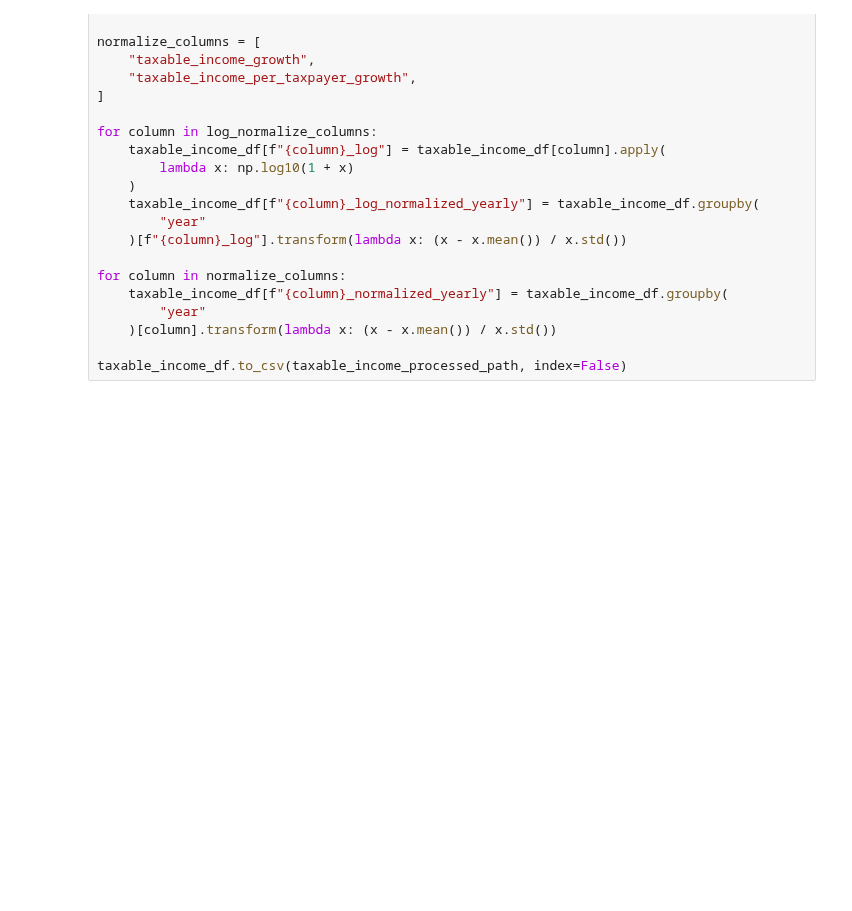
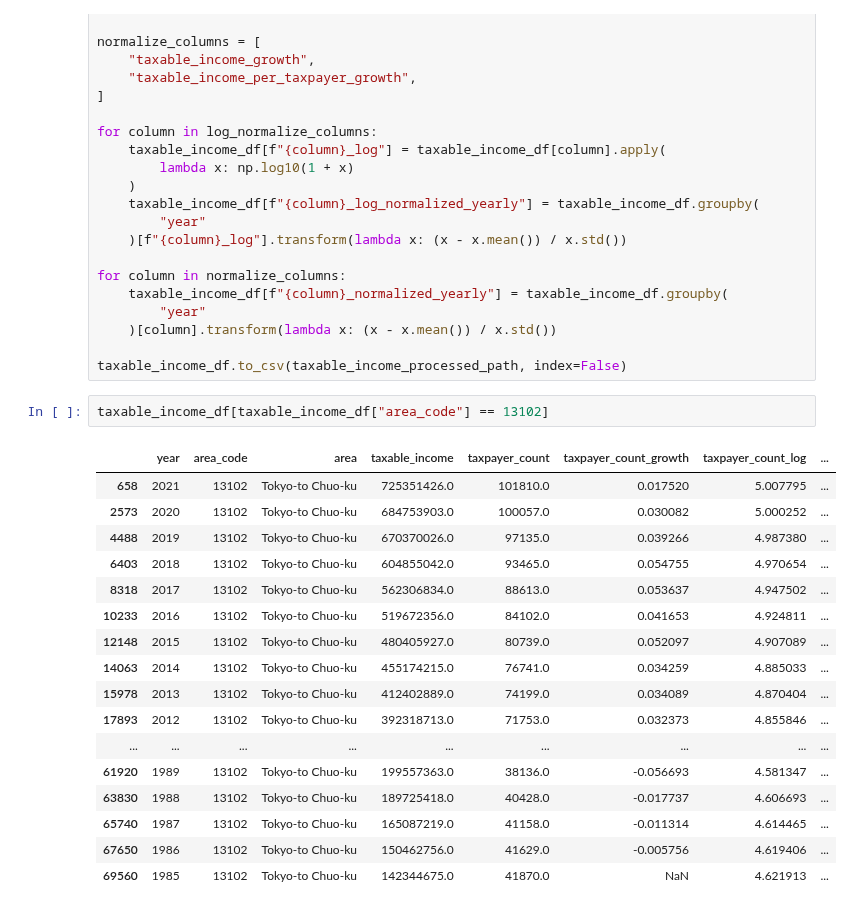
Before and after one commit to diabhaque/Yogen, a Jupyter notebook: notebooks/4_factor_preprocessing/taxable_income.ipynb, the cells around one changed output. Drawn from its saved outputs; the diff is of its cells as text; blank space fills up the shorter version.

```diff
--- a/notebooks/4_factor_preprocessing/taxable_income.ipynb
+++ b/notebooks/4_factor_preprocessing/taxable_income.ipynb
@@ -77,3 +77,23 @@ for column in normalize_columns:
     )[column].transform(lambda x: (x - x.mean()) / x.std())
 
 taxable_income_df.to_csv(taxable_income_processed_path, index=False)
+# %%
+taxable_income_df[taxable_income_df["area_code"] == 13102]
+# %% [output]
+|  | year | area_code | area | taxable_income | taxpayer_count | taxpayer_count_growth | taxpayer_count_log | ... |
+| 658 | 2021 | 13102 | Tokyo-to Chuo-ku | 725351426.0 | 101810.0 | 0.017520 | 5.007795 | ... |
+| 2573 | 2020 | 13102 | Tokyo-to Chuo-ku | 684753903.0 | 100057.0 | 0.030082 | 5.000252 | ... |
+| 4488 | 2019 | 13102 | Tokyo-to Chuo-ku | 670370026.0 | 97135.0 | 0.039266 | 4.987380 | ... |
+| 6403 | 2018 | 13102 | Tokyo-to Chuo-ku | 604855042.0 | 93465.0 | 0.054755 | 4.970654 | ... |
+| 8318 | 2017 | 13102 | Tokyo-to Chuo-ku | 562306834.0 | 88613.0 | 0.053637 | 4.947502 | ... |
+| 10233 | 2016 | 13102 | Tokyo-to Chuo-ku | 519672356.0 | 84102.0 | 0.041653 | 4.924811 | ... |
+| 12148 | 2015 | 13102 | Tokyo-to Chuo-ku | 480405927.0 | 80739.0 | 0.052097 | 4.907089 | ... |
+| 14063 | 2014 | 13102 | Tokyo-to Chuo-ku | 455174215.0 | 76741.0 | 0.034259 | 4.885033 | ... |
+| 15978 | 2013 | 13102 | Tokyo-to Chuo-ku | 412402889.0 | 74199.0 | 0.034089 | 4.870404 | ... |
+| 17893 | 2012 | 13102 | Tokyo-to Chuo-ku | 392318713.0 | 71753.0 | 0.032373 | 4.855846 | ... |
+| ... | ... | ... | ... | ... | ... | ... | ... | ... |
+| 61920 | 1989 | 13102 | Tokyo-to Chuo-ku | 199557363.0 | 38136.0 | -0.056693 | 4.581347 | ... |
+| 63830 | 1988 | 13102 | Tokyo-to Chuo-ku | 189725418.0 | 40428.0 | -0.017737 | 4.606693 | ... |
+| 65740 | 1987 | 13102 | Tokyo-to Chuo-ku | 165087219.0 | 41158.0 | -0.011314 | 4.614465 | ... |
+| 67650 | 1986 | 13102 | Tokyo-to Chuo-ku | 150462756.0 | 41629.0 | -0.005756 | 4.619406 | ... |
+| 69560 | 1985 | 13102 | Tokyo-to Chuo-ku | 142344675.0 | 41870.0 | NaN | 4.621913 | ... |
```
Also changed, not shown: 7 other files.
